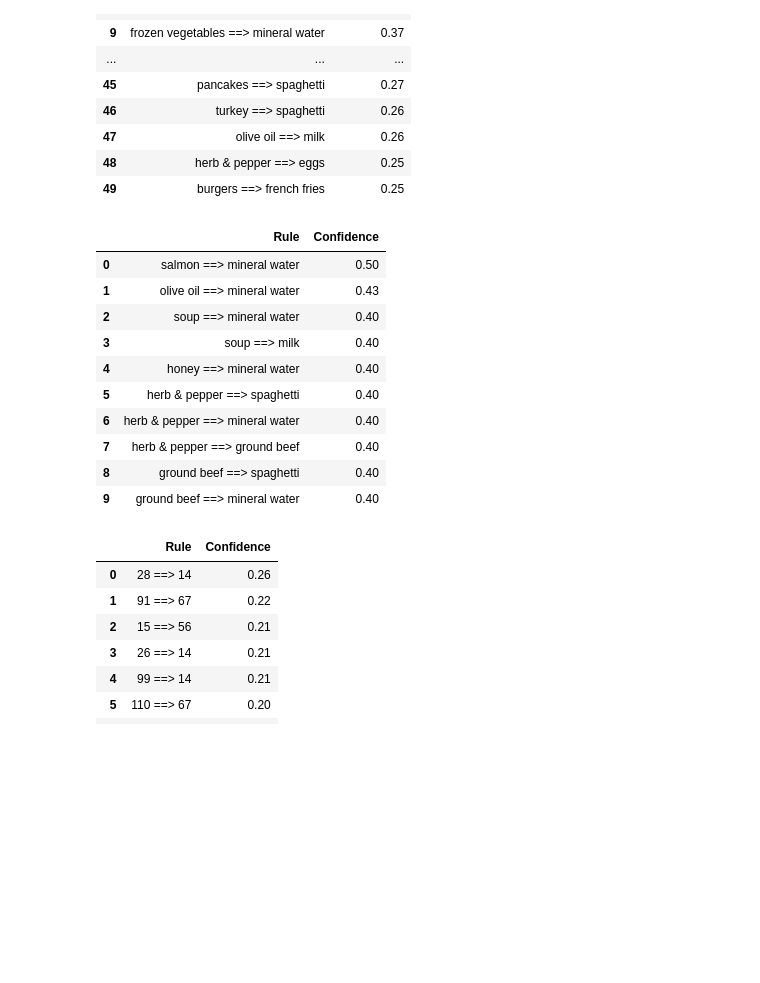
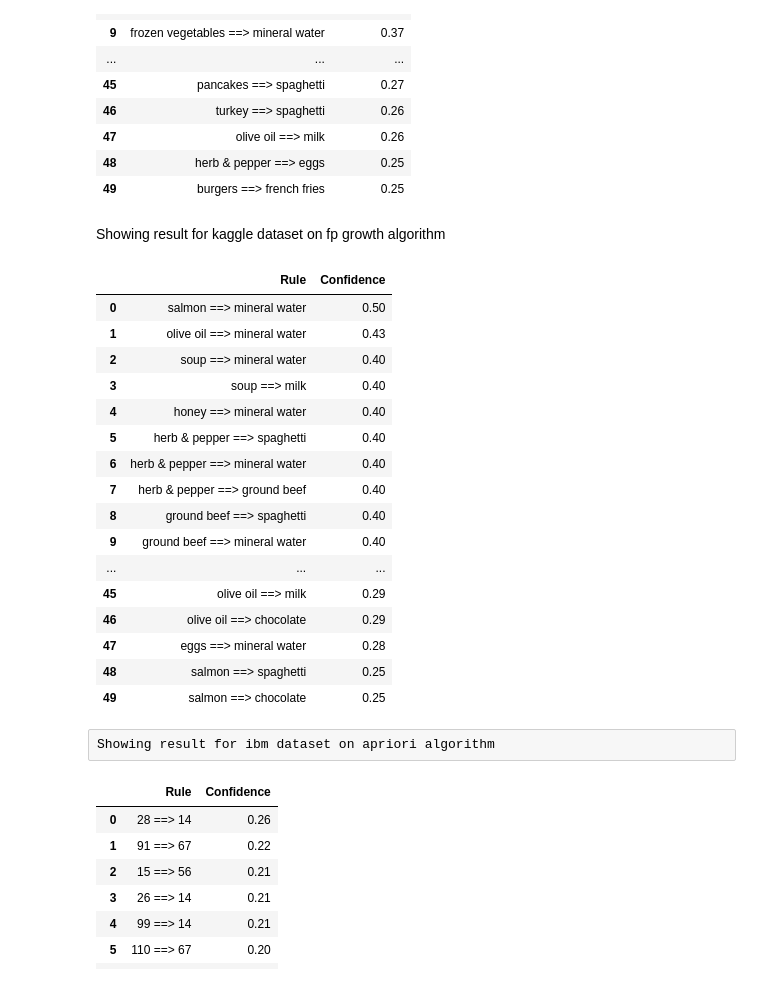
Before and after one commit to iknowright/data-mining-association-rules, a Jupyter notebook: analysis.ipynb, the cells around one changed output. Saved outputs shown, nothing was run; the diff lists cells and outputs as text; code cells hidden in the pictures; blank space fills up the shorter version.

```diff
--- a/analysis.ipynb
+++ b/analysis.ipynb
@@ -34,23 +45,33 @@ data[:50]
 | 47 | olive oil ==> milk | 0.26 |
 | 48 | herb & pepper ==> eggs | 0.25 |
 | 49 | burgers ==> french fries | 0.25 |
+# %% [markdown]
+Showing result for kaggle dataset on fp growth algorithm
 # %%
 # ! python associator.py -a F -t kaggle -s 0.01 -c 0.01
 
 data = pd.read_csv("results/kaggle_FPGrowth.csv", sep=",", header=None, names=["Rule", "Confidence"])
-data[:10]
+data[:50]
 # %% [output]
 |  | Rule | Confidence |
 | 0 | salmon ==> mineral water | 0.50 |
 | 1 | olive oil ==> mineral water | 0.43 |
 | 2 | soup ==> mineral water | 0.40 |
 | 3 | soup ==> milk | 0.40 |
 | 4 | honey ==> mineral water | 0.40 |
 | 5 | herb & pepper ==> spaghetti | 0.40 |
 | 6 | herb & pepper ==> mineral water | 0.40 |
 | 7 | herb & pepper ==> ground beef | 0.40 |
 | 8 | ground beef ==> spaghetti | 0.40 |
 | 9 | ground beef ==> mineral water | 0.40 |
+| ... | ... | ... |
+| 45 | olive oil ==> milk | 0.29 |
+| 46 | olive oil ==> chocolate | 0.29 |
+| 47 | eggs ==> mineral water | 0.28 |
+| 48 | salmon ==> spaghetti | 0.25 |
+| 49 | salmon ==> chocolate | 0.25 |
+# %% [raw]
+Showing result for ibm dataset on apriori algorithm
 # %%
 # ! python associator.py -a A -t ibm -s 0.01 -c 0.01
 
```
Also changed, not shown: parts of 15 cells of this notebook.
